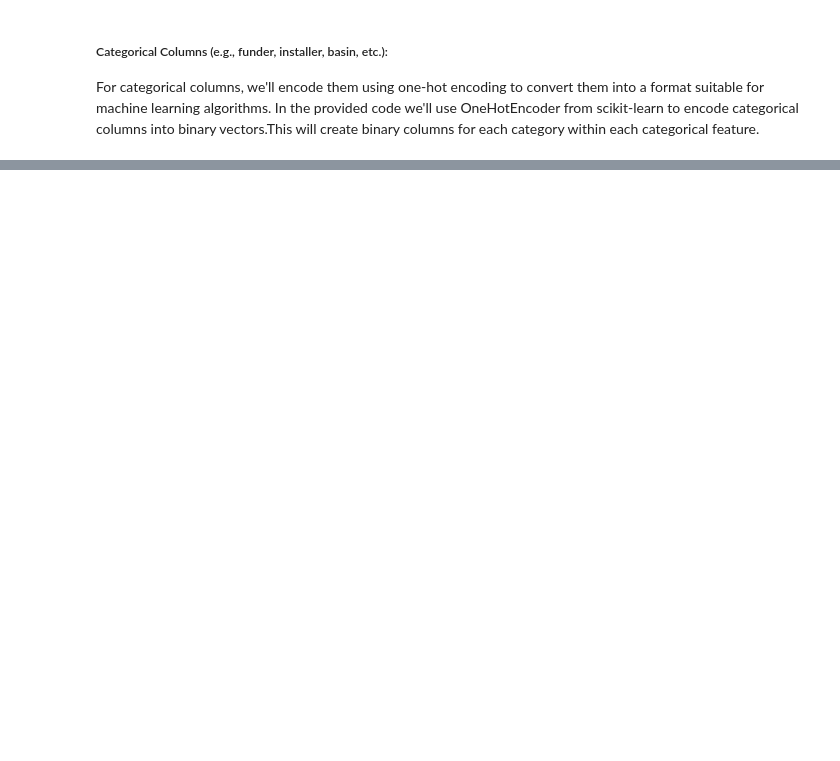
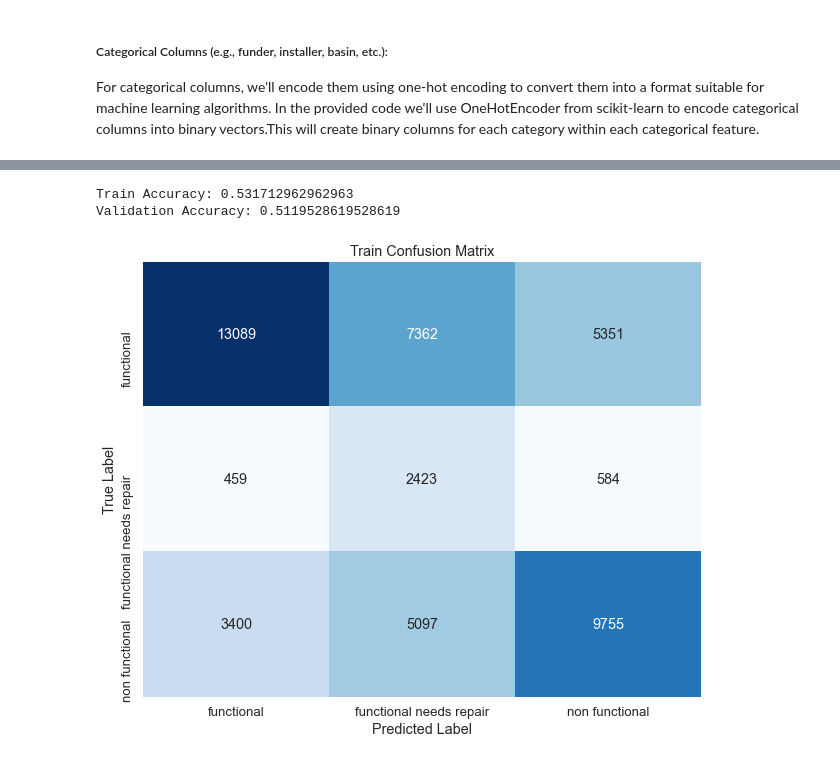
Before and after one commit to LynnsBaraka/tanzania-water-wells, a Jupyter notebook: index.ipynb, the cells around one changed output, grey strips where cells are left out. Saved outputs shown, nothing was run; the diff lists cells and outputs as text; code cells hidden in the pictures; blank space fills up the shorter version.

```diff
--- a/index.ipynb
+++ b/index.ipynb
@@ -242,0 +438,11 @@ training_set_values['permit'] = training_set_values['permit'].map({'True': 1, 'F
+# %%
+from imblearn.over_sampling import SMOTE
+
+# Initialize SMOTE
+smote = SMOTE(random_state=42)
+
+# Apply SMOTE to the training data only (to avoid data leakage)
+X_train_resampled, y_train_resampled = smote.fit_resample(X_train, y_train)
+
+# Train your model on the resampled data
+logistic_regression_model.fit(X_train_resampled, y_train_resampled)
@@ -242,0 +458,33 @@ training_set_values['permit'] = training_set_values['permit'].map({'True': 1, 'F
+# %%
+import seaborn as sns
+import matplotlib.pyplot as plt
+from sklearn.metrics import accuracy_score, confusion_matrix
+
+# Predict on the train and validation sets
+y_train_pred = logistic_regression_model.predict(X_train)
+y_val_pred = logistic_regression_model.predict(X_val)
+
+# Calculate accuracy on train and validation sets
+train_accuracy = accuracy_score(y_train, y_train_pred)
+val_accuracy = accuracy_score(y_val, y_val_pred)
+
+print("Train Accuracy:", train_accuracy)
+print("Validation Accuracy:", val_accuracy)
+# %% [output]
+Train Accuracy: 0.531712962962963
+Validation Accuracy: 0.5119528619528619
+# %%
+# Get class labels
+class_labels = sorted(y_val.iloc[:, 0].unique())
+
+# Plot confusion matrix for train set
+plt.figure(figsize=(10, 8))
+train_conf_matrix = confusion_matrix(y_train, y_train_pred)
+sns.heatmap(train_conf_matrix, annot=True, cmap="Blues", fmt="d", cbar=False,
+            xticklabels=class_labels, yticklabels=class_labels)
+plt.title('Train Confusion Matrix')
+plt.xlabel('Predicted Label')
+plt.ylabel('True Label')
+plt.show()
+# %% [output]
+[figure, added]
```
Also changed, not shown: parts of 9 cells of this notebook.
